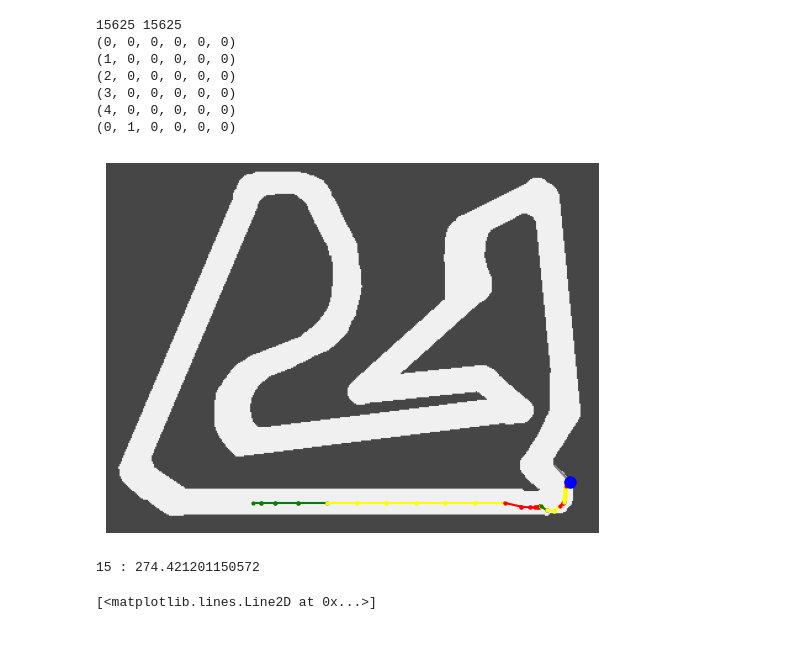
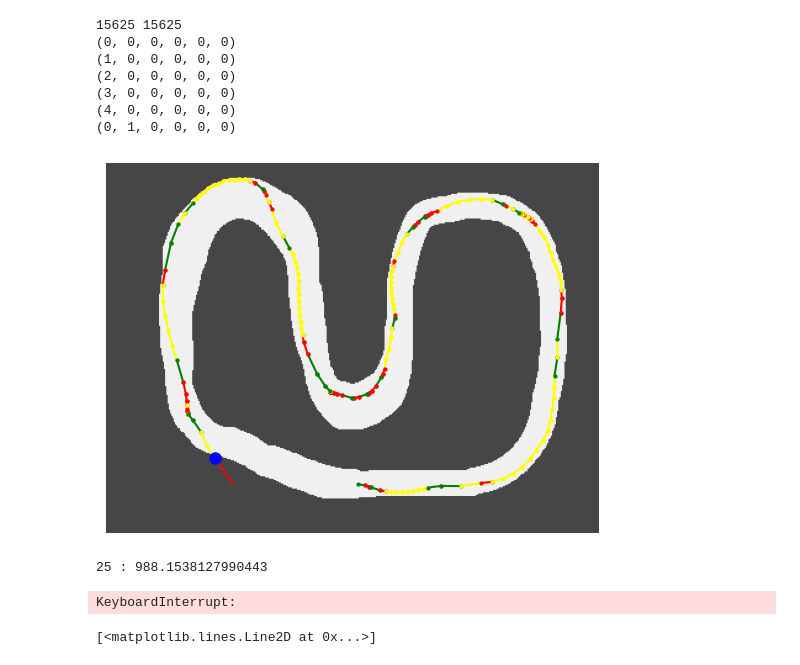
Before and after one commit to GeckSpy/EP-trajectory-optimisation, a Jupyter notebook: algo_gen/env_04.ipynb, the cells around one changed output. Drawn from its saved outputs; the diff is of its cells as text; code cells hidden in the pictures.

```diff
--- a/algo_gen/env_04.ipynb
+++ b/algo_gen/env_04.ipynb
@@ -190,7 +190,7 @@ class Track():
 # %% [markdown]
 ### Creating the track
 # %%
-path = "../tracks/03.png"
+path = "../tracks/02.png"
 
 from matplotlib.image import imread
 from PIL import Image
@@ -453,7 +453,7 @@ class MyAlgo(GeneticAlgo):
             self.upper_values.append(self.dist_max)
 
     def score(self, x, show=False):
-        max_step = 100
+        max_step = 500
         env.reset()
 
         running = True
@@ -497,37 +497,38 @@ class MyAlgo(GeneticAlgo):
     def cross_over(self, x, y):
         z = dict()
         for i in indexes:
             z[i] = [rd.choice([x.sol[i][0], y.sol[i][0]]),
                              (x.sol[i][1] + y.sol[i][1])/2 ]
         return Solution(z, self.score(z))
 
     def mutate(self, x:Solution):
         z = dict()
         p = 0.08
         for i in indexes:
             if rd.random() < p:
                 z[i] = env.random_action()
             else:
                 z[i] = [x.sol[i][0], x.sol[i][1]]
         return Solution(z, self.score(z))
 
 
 m = MyAlgo()
-m.nb_gen = 15
-m.len_pop = 100
+m.nb_gen = 50
+m.len_pop = 500
 
 def f(gen, sol):
     gen = gen+1
     print("CALLED", gen)
     if gen%1 == 0:
         m.score(sol.sol, show=True)
     if gen%1 == 0:
         print(gen, ':', sol.score)
 
 last_pop, best_pop = m.algo(gen=1, fct=f)
 # %% [output]
-[figure, old version]
+[figure, new version]
-15 : 274.421201150572
+25 : 988.1538127990443
+KeyboardInterrupt:
 # %%
 liste_x = [i for i in range(m.nb_gen)]
 liste_y = [s.score for s in best_pop]
```
Also changed, not shown: parts of 1 cell of this notebook.
